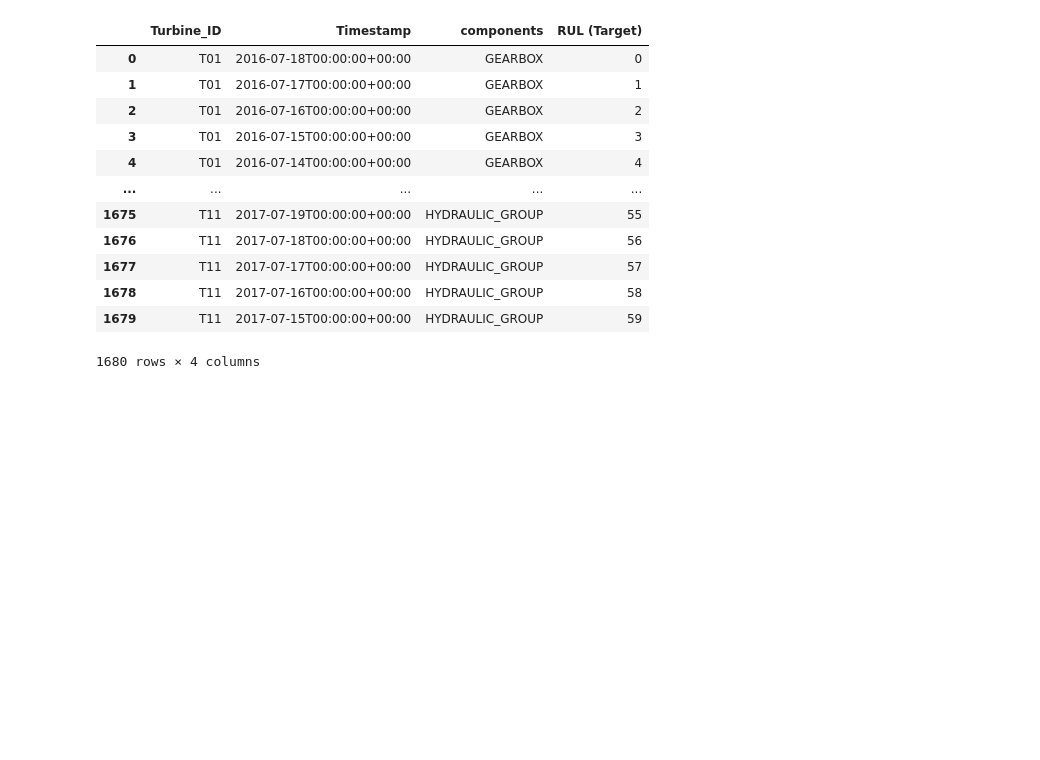
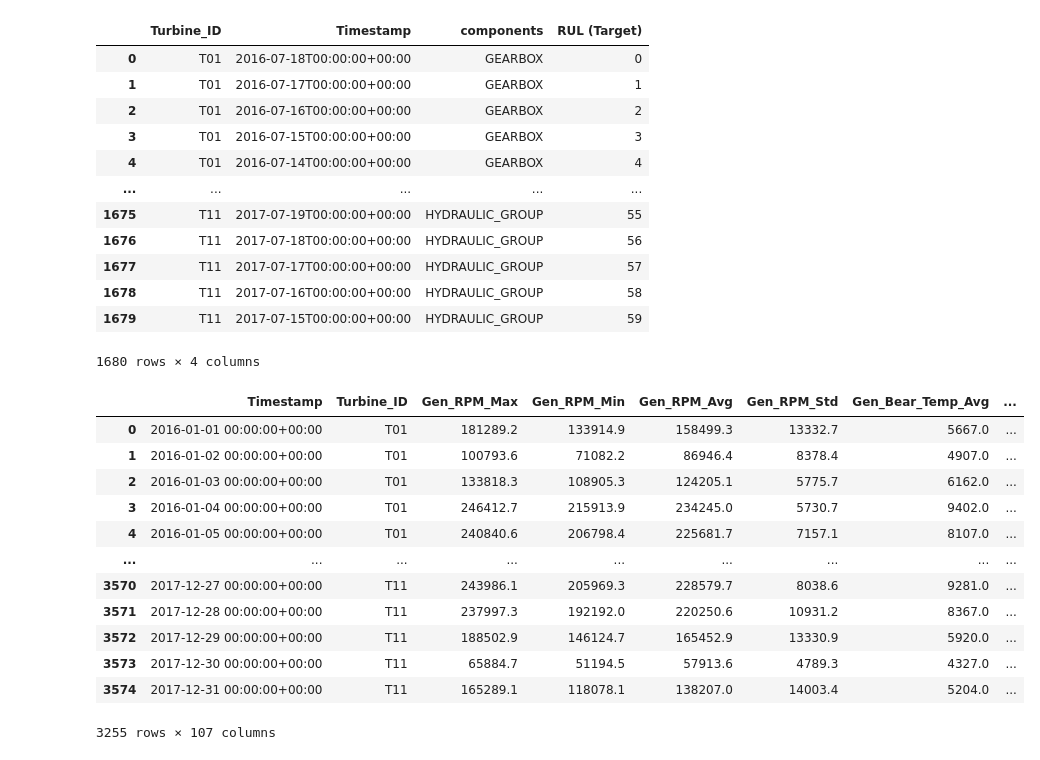
Before and after one commit to Supriya251998/wind_Turbine, a Jupyter notebook: Initial_data_preparation.ipynb, the cells around one changed output. Cells and saved outputs as stored; diff of their text form; code cells hidden in the pictures; blank space fills up the shorter version.

```diff
--- a/Initial_data_preparation.ipynb
+++ b/Initial_data_preparation.ipynb
@@ -104,9 +87,9 @@ turbine_dfs = create_df_for_each_turbine(agg_signals)
 # %%
 #create a binary column to indicate if a signal data has any missing values
-signals['missing_values'] = signals.isnull().any(axis=1).astype(int)
+agg_signals['missing_values'] = agg_signals.isnull().any(axis=1).astype(int)
 #fill the missing valeu with backfill and forwardfill
-signals_clean=signals.fillna(method='bfill')
-signals_clean=signals_clean.reset_index()
+signals_clean=agg_signals.fillna(method='bfill')
+#signals_clean=signals_clean.reset_index()
 # %%
 signals_clean
 # %% [output]
@@ -255,5 +254,21 @@ labeled_df[class_target_name] = labeled_df[class_target_name].fillna(0).astype(i
 # %%
 labeled_df.drop_duplicates(inplace=True)
 labeled_df.drop(columns=["components_x", "components_y"], inplace=True)
+# %%
+labeled_df
+# %% [output]
+|  | Timestamp | Turbine_ID | Gen_RPM_Max | Gen_RPM_Min | Gen_RPM_Avg | Gen_RPM_Std | Gen_Bear_Temp_Avg | ... |
+| 0 | 2016-01-01 00:00:00+00:00 | T01 | 181289.2 | 133914.9 | 158499.3 | 13332.7 | 5667.0 | ... |
+| 1 | 2016-01-02 00:00:00+00:00 | T01 | 100793.6 | 71082.2 | 86946.4 | 8378.4 | 4907.0 | ... |
+| 2 | 2016-01-03 00:00:00+00:00 | T01 | 133818.3 | 108905.3 | 124205.1 | 5775.7 | 6162.0 | ... |
+| 3 | 2016-01-04 00:00:00+00:00 | T01 | 246412.7 | 215913.9 | 234245.0 | 5730.7 | 9402.0 | ... |
+| 4 | 2016-01-05 00:00:00+00:00 | T01 | 240840.6 | 206798.4 | 225681.7 | 7157.1 | 8107.0 | ... |
+| ... | ... | ... | ... | ... | ... | ... | ... | ... |
+| 3570 | 2017-12-27 00:00:00+00:00 | T11 | 243986.1 | 205969.3 | 228579.7 | 8038.6 | 9281.0 | ... |
+| 3571 | 2017-12-28 00:00:00+00:00 | T11 | 237997.3 | 192192.0 | 220250.6 | 10931.2 | 8367.0 | ... |
+| 3572 | 2017-12-29 00:00:00+00:00 | T11 | 188502.9 | 146124.7 | 165452.9 | 13330.9 | 5920.0 | ... |
+| 3573 | 2017-12-30 00:00:00+00:00 | T11 | 65884.7 | 51194.5 | 57913.6 | 4789.3 | 4327.0 | ... |
+| 3574 | 2017-12-31 00:00:00+00:00 | T11 | 165289.1 | 118078.1 | 138207.0 | 14003.4 | 5204.0 | ... |
+3255 rows × 107 columns
 # %%
 labeled_df.to_csv('./data/labeled_data.csv', index=False)
```
Also changed, not shown: parts of 4 cells of this notebook.
